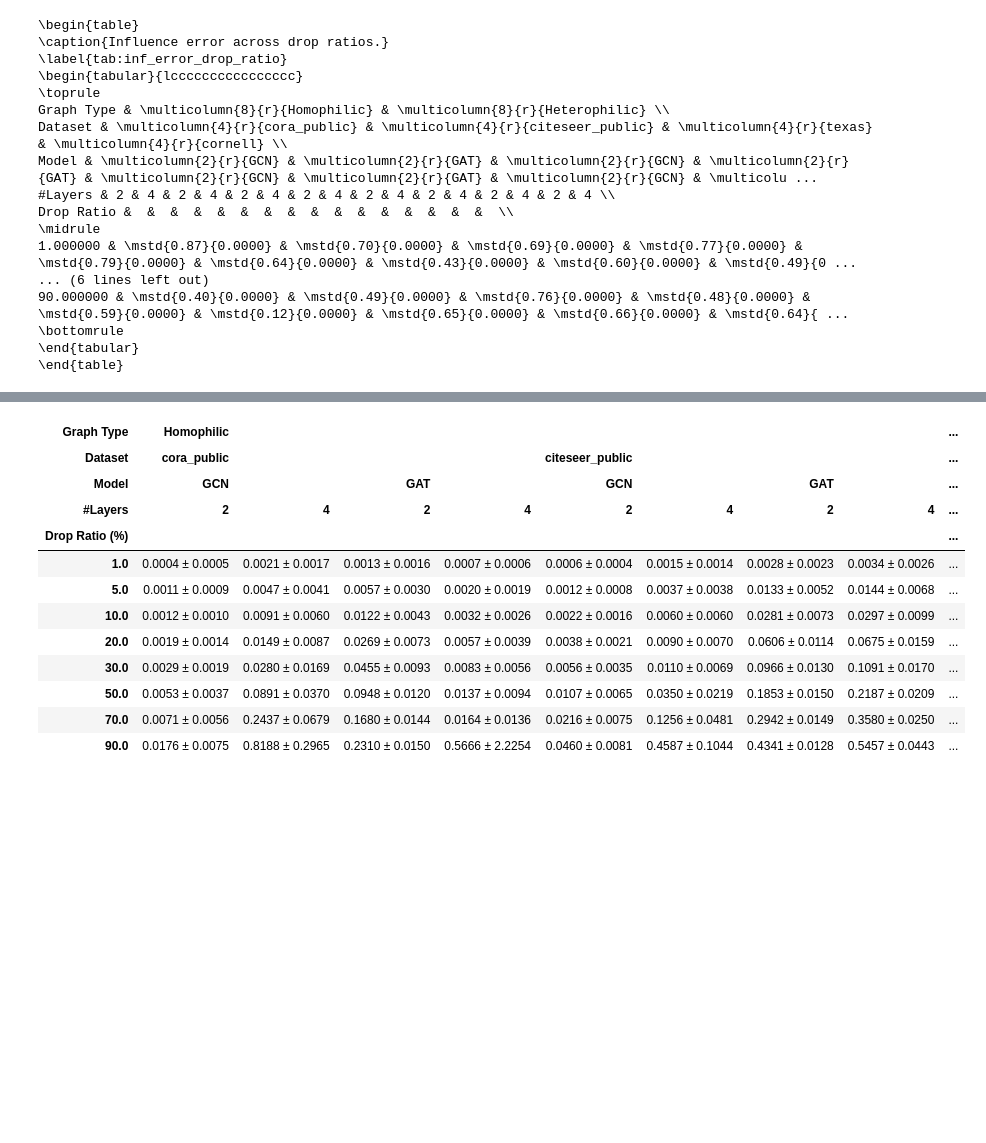
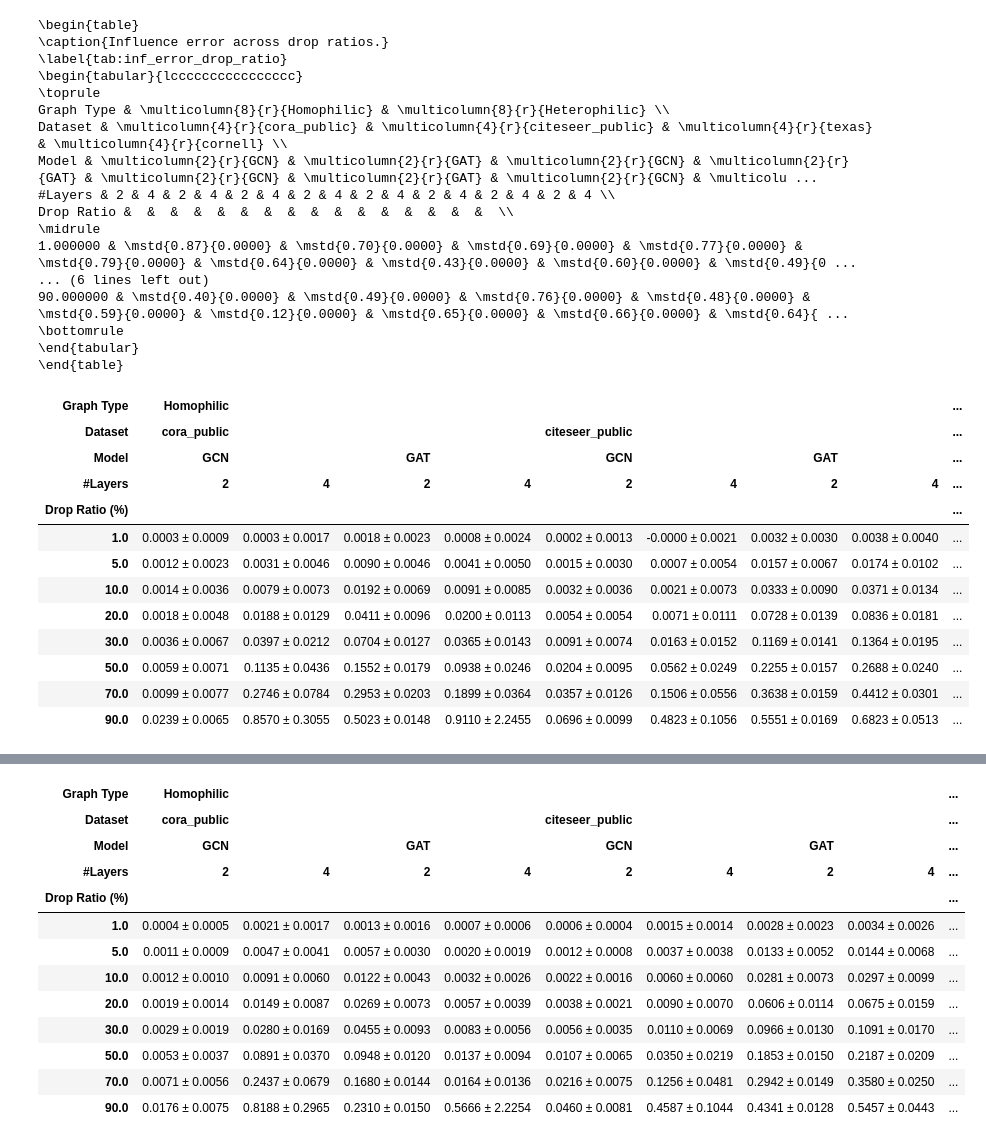
Before and after one commit to chh1025/group-influence-function-in-graph, a Jupyter notebook: result.ipynb, the cells around one changed output, grey strips where cells are left out. Drawn from its saved outputs; the diff is of its cells as text; code cells hidden in the pictures; blank space fills up the shorter version.

```diff
--- a/result.ipynb
+++ b/result.ipynb
@@ -937,3 +937,44 @@ table_corr = build_mean_table(
     mean_fmt=".4f",
     std_fmt=".4f",
 )
+# %%
+table_actual_inf = build_mean_std_table(
+    df_res=pd.DataFrame(df1_res),
+    metric_name="actual_inf",
+    ratio_order=RATIO_ORDER,
+    dataset_order=DATASET_ORDER,
+    homophilic_datasets=HOMOPHILIC_DATASETS,
+    heterophilic_datasets=HETEROPHILIC_DATASETS,
+    model_order=MODEL_ORDER,
+    layer_order=LAYER_ORDER,
+    mean_fmt=".4f",
+    std_fmt=".4f",
+)
+table_calced_inf = build_mean_std_table(
+    df_res=pd.DataFrame(df1_res),
+    metric_name="calced_inf",
+    ratio_order=RATIO_ORDER,
+    dataset_order=DATASET_ORDER,
+    homophilic_datasets=HOMOPHILIC_DATASETS,
+    heterophilic_datasets=HETEROPHILIC_DATASETS,
+    model_order=MODEL_ORDER,
+    layer_order=LAYER_ORDER,
+    mean_fmt=".4f",
+    std_fmt=".4f",
+)
+# %%
+table_actual_inf
+# %% [output]
+| Graph Type | Homophilic |  |  |  |  |  |  |  | ... |
+| Dataset | cora_public |  |  |  | citeseer_public |  |  |  | ... |
+| Model | GCN |  | GAT |  | GCN |  | GAT |  | ... |
+| #Layers | 2 | 4 | 2 | 4 | 2 | 4 | 2 | 4 | ... |
+| Drop Ratio (%) |  |  |  |  |  |  |  |  | ... |
+| 1.0 | 0.0003 ± 0.0009 | 0.0003 ± 0.0017 | 0.0018 ± 0.0023 | 0.0008 ± 0.0024 | 0.0002 ± 0.0013 | -0.0000 ± 0.0021 | 0.0032 ± 0.0030 | 0.0038 ± 0.0040 | ... |
+| 5.0 | 0.0012 ± 0.0023 | 0.0031 ± 0.0046 | 0.0090 ± 0.0046 | 0.0041 ± 0.0050 | 0.0015 ± 0.0030 | 0.0007 ± 0.0054 | 0.0157 ± 0.0067 | 0.0174 ± 0.0102 | ... |
+| 10.0 | 0.0014 ± 0.0036 | 0.0079 ± 0.0073 | 0.0192 ± 0.0069 | 0.0091 ± 0.0085 | 0.0032 ± 0.0036 | 0.0021 ± 0.0073 | 0.0333 ± 0.0090 | 0.0371 ± 0.0134 | ... |
+| 20.0 | 0.0018 ± 0.0048 | 0.0188 ± 0.0129 | 0.0411 ± 0.0096 | 0.0200 ± 0.0113 | 0.0054 ± 0.0054 | 0.0071 ± 0.0111 | 0.0728 ± 0.0139 | 0.0836 ± 0.0181 | ... |
+| 30.0 | 0.0036 ± 0.0067 | 0.0397 ± 0.0212 | 0.0704 ± 0.0127 | 0.0365 ± 0.0143 | 0.0091 ± 0.0074 | 0.0163 ± 0.0152 | 0.1169 ± 0.0141 | 0.1364 ± 0.0195 | ... |
+| 50.0 | 0.0059 ± 0.0071 | 0.1135 ± 0.0436 | 0.1552 ± 0.0179 | 0.0938 ± 0.0246 | 0.0204 ± 0.0095 | 0.0562 ± 0.0249 | 0.2255 ± 0.0157 | 0.2688 ± 0.0240 | ... |
+| 70.0 | 0.0099 ± 0.0077 | 0.2746 ± 0.0784 | 0.2953 ± 0.0203 | 0.1899 ± 0.0364 | 0.0357 ± 0.0126 | 0.1506 ± 0.0556 | 0.3638 ± 0.0159 | 0.4412 ± 0.0301 | ... |
+| 90.0 | 0.0239 ± 0.0065 | 0.8570 ± 0.3055 | 0.5023 ± 0.0148 | 0.9110 ± 2.2455 | 0.0696 ± 0.0099 | 0.4823 ± 0.1056 | 0.5551 ± 0.0169 | 0.6823 ± 0.0513 | ... |
```
Also changed, not shown: parts of 6 cells of this notebook, 16 other files.
